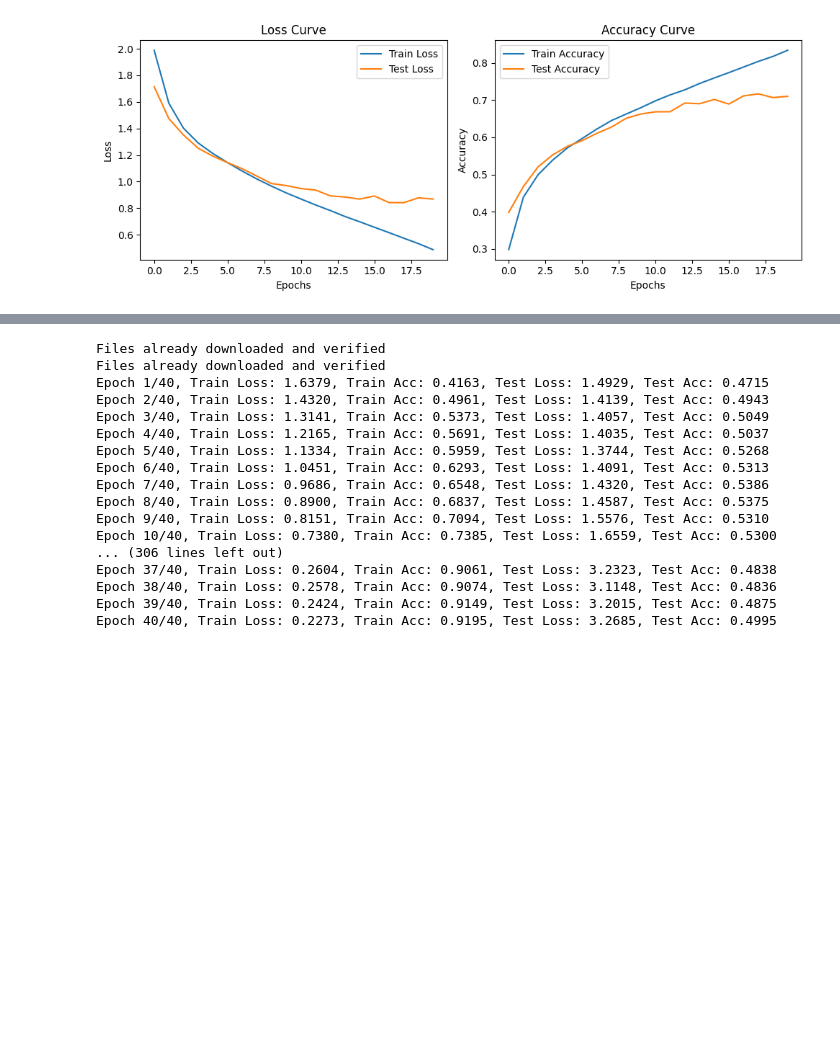
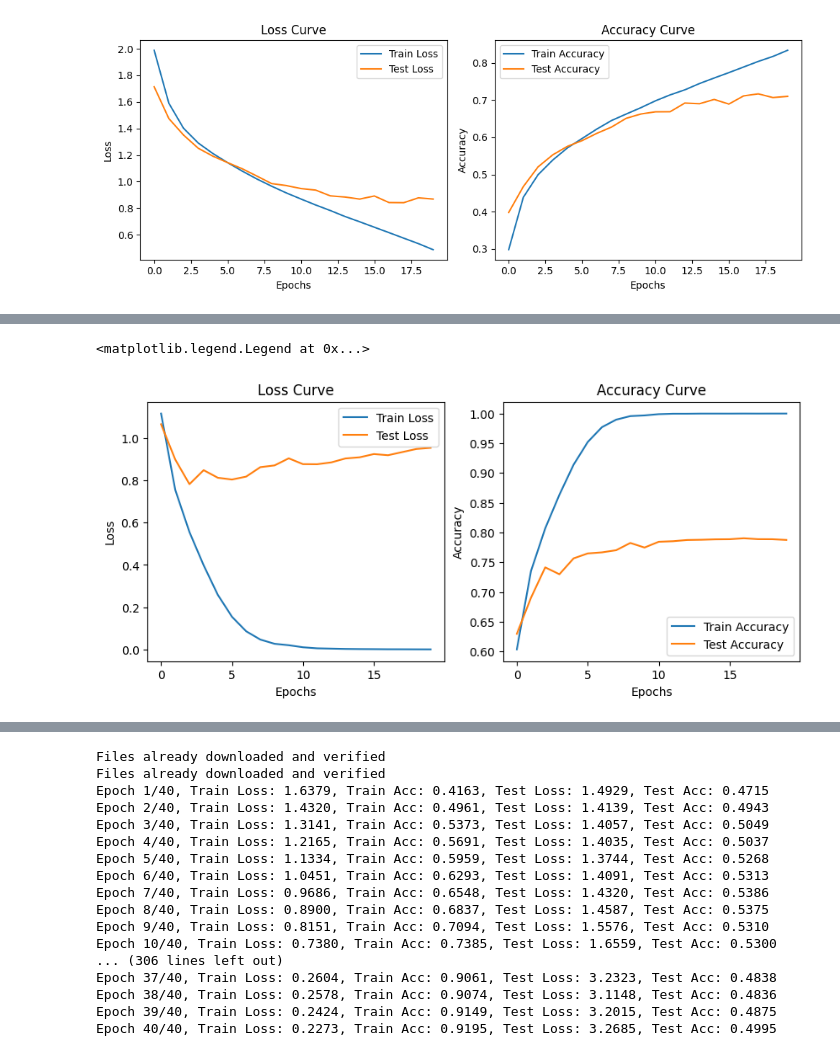
Before and after one commit to JaegerZhao/DeepLearning, a Jupyter notebook: 3 PyTorch实战_CIFAR10图像分类/CNN.ipynb, the cells around one changed output, grey strips where cells are left out. Saved outputs shown, nothing was run; the diff lists cells and outputs as text; code cells hidden in the pictures; blank space fills up the shorter version.

```diff
--- a/3 PyTorch实战_CIFAR10图像分类/CNN.ipynb
+++ b/3 PyTorch实战_CIFAR10图像分类/CNN.ipynb
@@ -218,7 +233,7 @@ class ConvNet(nn.Module):
         return x
 # %%
 # 训练函数
-def train(model, optimizer, criterion, num_epochs=40):
+def train(model, optimizer, criterion, num_epochs):
     train_losses = []
     train_accuracies = []
     test_losses = []
@@ -279,3 +367,22 @@ def train(model, optimizer, criterion, num_epochs=40):
+# %%
+def drawlines(train_losses, test_losses, train_accuracies, test_accuracies):
+    # 绘制损失和准确率曲线
+    plt.figure(figsize=(10, 4))
+    plt.subplot(1, 2, 1)
+    plt.plot(train_losses, label='Train Loss')
+    plt.plot(test_losses, label='Test Loss')
+    plt.title(f'Loss Curve')
+    plt.xlabel('Epochs')
+    plt.ylabel('Loss')
+    plt.legend()
+
+    plt.subplot(1, 2, 2)
+    plt.plot(train_accuracies, label='Train Accuracy')
+    plt.plot(test_accuracies, label='Test Accuracy')
+    plt.title(f'Accuracy Curve')
+    plt.xlabel('Epochs')
+    plt.ylabel('Accuracy')
+    plt.legend()
 # %%
 import torch
 import torch.nn as nn
@@ -412,3 +519,20 @@ plt.tight_layout()
 plt.show()
 # %% [output]
 [figure]
+# %%
+# 批归一化
+
+# 选择模型
+model = ConvNetBN().to(device)
+
+# 定义损失函数和优化器
+criterion = nn.CrossEntropyLoss()
+optimizer = optim.SGD(model.parameters(), lr=0.01, momentum=0.9)
+
+# 训练模型
+num_epochs = 20
+train_losses, train_accuracies, test_losses, test_accuracies = train(model, optimizer, criterion, num_epochs)
+
+# 绘制曲线
+drawlines(train_losses, test_losses, train_accuracies, test_accuracies)
+# %% [output]
@@ -414,0 +559,2 @@ plt.show()
+<matplotlib.legend.Legend at 0x...>
+[figure, added]
```
Also changed, not shown: parts of 9 cells of this notebook.
